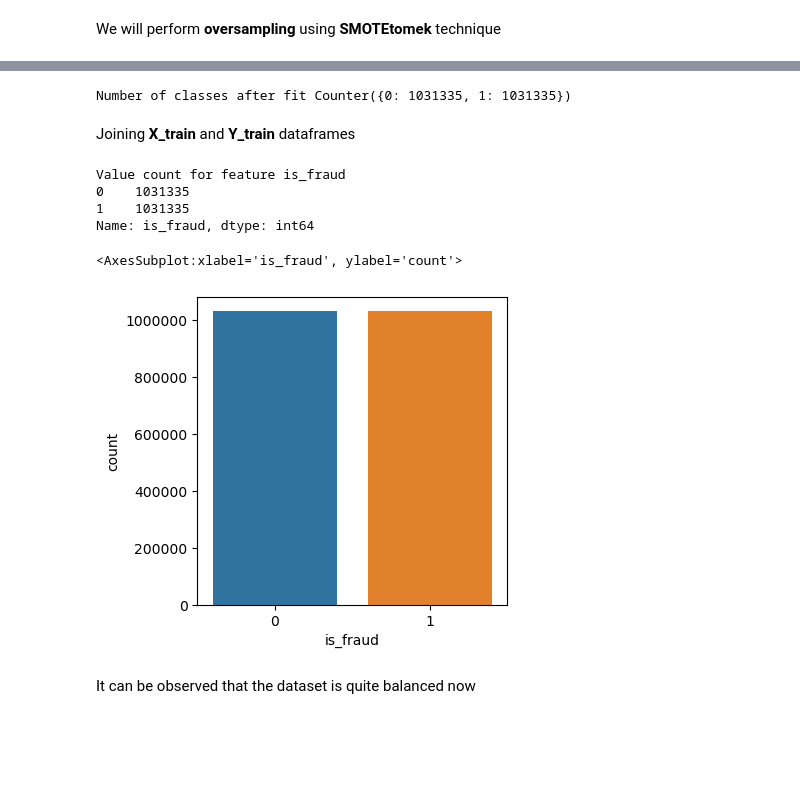
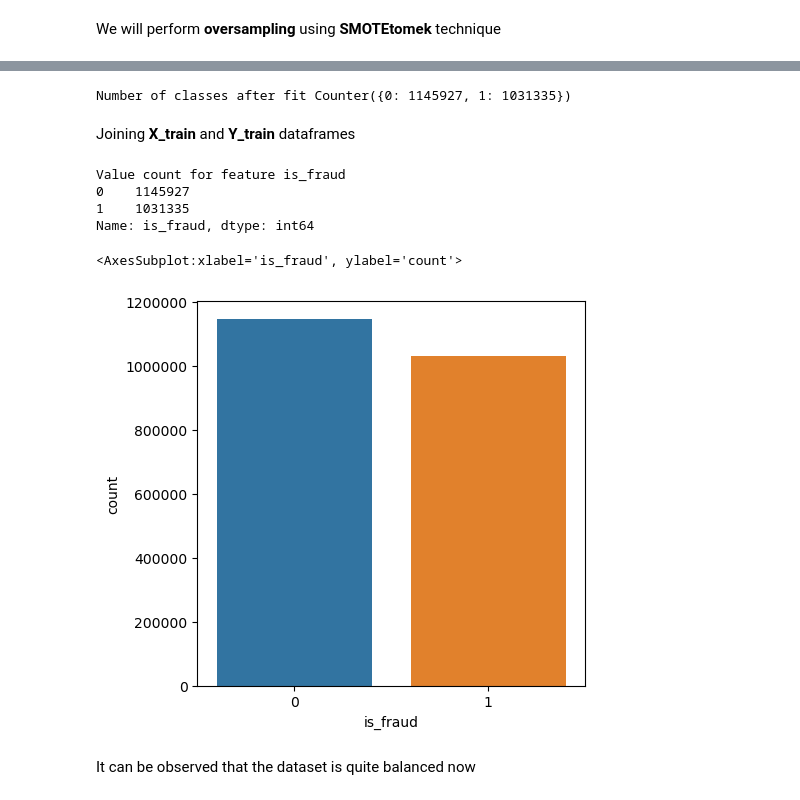
Before and after one commit to nipun1992/Credit-Card-Transaction-Fraud-Detection, a Jupyter notebook: Deep Learning - Fraud Detection.ipynb, the cells around one changed output, grey strips where cells are left out. Saved outputs shown, nothing was run; the diff lists cells and outputs as text; code cells hidden in the pictures; blank space fills up the shorter version.

```diff
--- a/Deep Learning - Fraud Detection.ipynb
+++ b/Deep Learning - Fraud Detection.ipynb
@@ -224,7 +224,7 @@ Based on domain knowledge, the attributes that will not be useful for fraud dete
 
  These attributes can be dropped
 # %%
-df_fraudTrain = df_fraudTrain.drop(columns=["trans_date_trans_time", "cc_num", "first", "last", "street", "dob", "zip", "lat", "long", "trans_num", "unix_time", "merchant", "city", "job"], axis=1)
+df_fraudTrain = df_fraudTrain.drop(columns=["trans_date_trans_time", "cc_num", "first", "last", "street", "dob", "zip", "lat", "long", "trans_num", "unix_time", "merchant", "city", "job", "state"], axis=1)
 # %%
 df_fraudTrain.info()
 # %% [output]
@@ -578,2 +565,0 @@ one_hot_top_10(X, 'state')
-# %%
-X = X.drop(columns=["state"], axis=1)
@@ -629,7 +626,7 @@ from imblearn.pipeline import Pipeline
 # %%
 # Initializing SMOTE
 over = SMOTE(sampling_strategy=0.8)
-under = RandomUnderSampler(sampling_strategy=1)
+under = RandomUnderSampler(sampling_strategy=0.9)
 # %%
 steps = [('o', over), ('u', under)]
 pipeline = Pipeline(steps=steps)
@@ -641,7 +638,7 @@ from collections import Counter
 # %%
 print("Number of classes after fit {}".format(Counter(Y_train)))
 # %% [output]
-Number of classes after fit Counter({0: 1031335, 1: 1031335})
+Number of classes after fit Counter({0: 1145927, 1: 1031335})
 # %% [markdown]
 Joining **X_train** and **Y_train** dataframes
 # %%
@@ -651,15 +648,15 @@ print("Value count for feature is_fraud")
 print(df_train['is_fraud'].value_counts())
 # %% [output]
 Value count for feature is_fraud
-0    1031335
+0    1145927
 1    1031335
 Name: is_fraud, dtype: int64
 # %%
-plt.figure(figsize=(4,4))
+plt.figure(figsize=(5,5))
 plt.ticklabel_format(style='plain')
 sns.countplot(x='is_fraud', data=df_train)
 # %% [output]
 <AxesSubplot:xlabel='is_fraud', ylabel='count'>
-[figure, old version]
+[figure, new version]
 # %% [markdown]
 It can be observed that the dataset is quite balanced now
```
Also changed, not shown: parts of 83 cells of this notebook.
